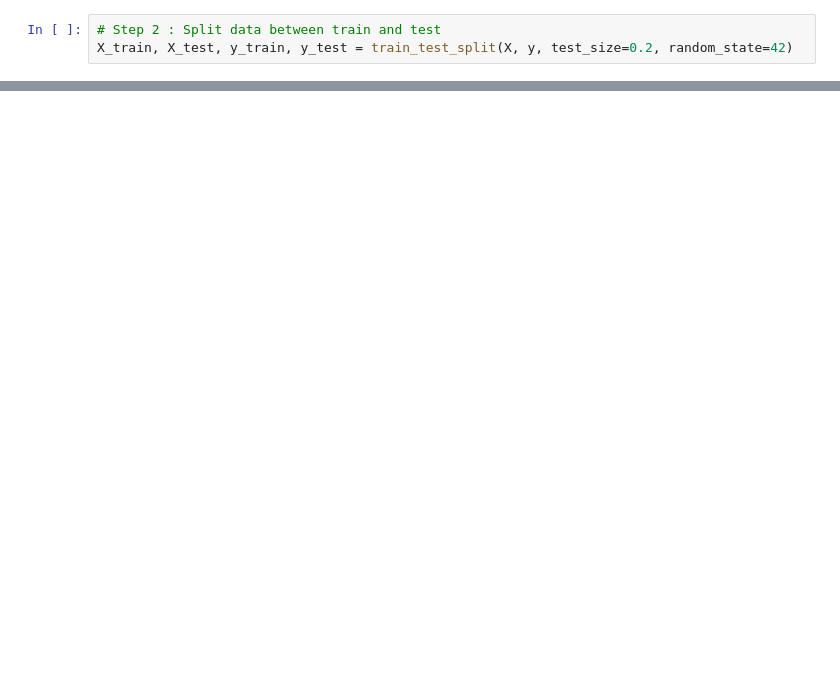
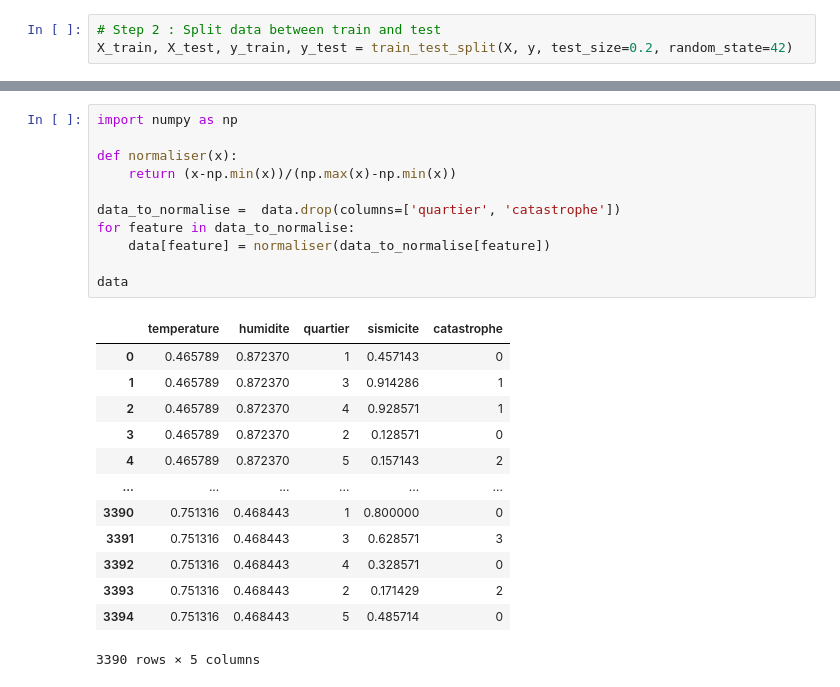
Before and after one commit to JeanRoelensYnov/Hackaton_24_25, a Jupyter notebook: Hackathon.ipynb, the cells around one changed output, grey strips where cells are left out. Saved outputs shown, nothing was run; the diff lists cells and outputs as text; blank space fills up the shorter version.

```diff
--- a/Hackathon.ipynb
+++ b/Hackathon.ipynb
@@ -654,0 +518,25 @@ Again 1 out of 5, in both situation we're a bit surprised because our accuracy i
+# %%
+import numpy as np
+
+def normaliser(x):
+    return (x-np.min(x))/(np.max(x)-np.min(x))
+
+data_to_normalise =  data.drop(columns=['quartier', 'catastrophe'])
+for feature in data_to_normalise:
+    data[feature] = normaliser(data_to_normalise[feature])
+
+data
+# %% [output]
+|  | temperature | humidite | quartier | sismicite | catastrophe |
+| 0 | 0.465789 | 0.872370 | 1 | 0.457143 | 0 |
+| 1 | 0.465789 | 0.872370 | 3 | 0.914286 | 1 |
+| 2 | 0.465789 | 0.872370 | 4 | 0.928571 | 1 |
+| 3 | 0.465789 | 0.872370 | 2 | 0.128571 | 0 |
+| 4 | 0.465789 | 0.872370 | 5 | 0.157143 | 2 |
+| ... | ... | ... | ... | ... | ... |
+| 3390 | 0.751316 | 0.468443 | 1 | 0.800000 | 0 |
+| 3391 | 0.751316 | 0.468443 | 3 | 0.628571 | 3 |
+| 3392 | 0.751316 | 0.468443 | 4 | 0.328571 | 0 |
+| 3393 | 0.751316 | 0.468443 | 2 | 0.171429 | 2 |
+| 3394 | 0.751316 | 0.468443 | 5 | 0.485714 | 0 |
+3390 rows × 5 columns
```
Also changed, not shown: parts of 74 cells of this notebook, 1 other file.
